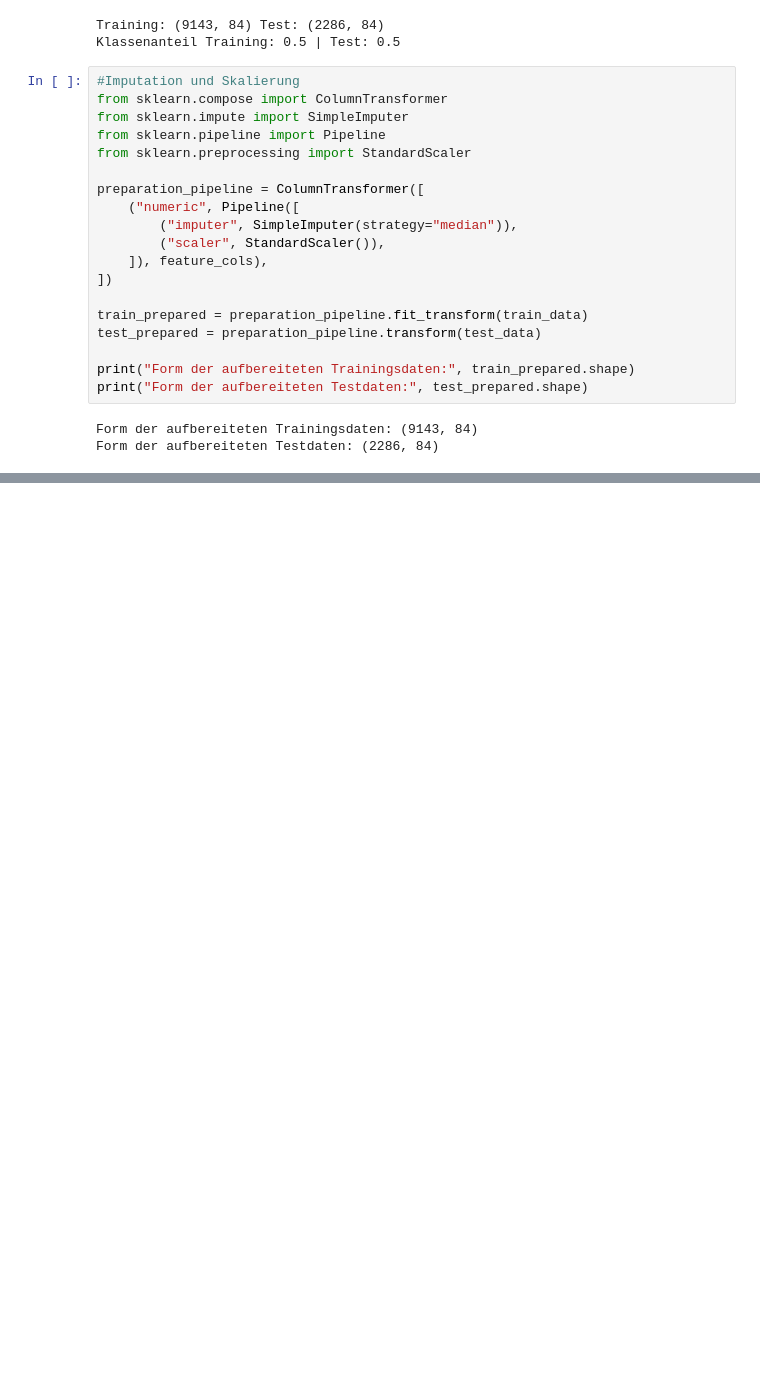
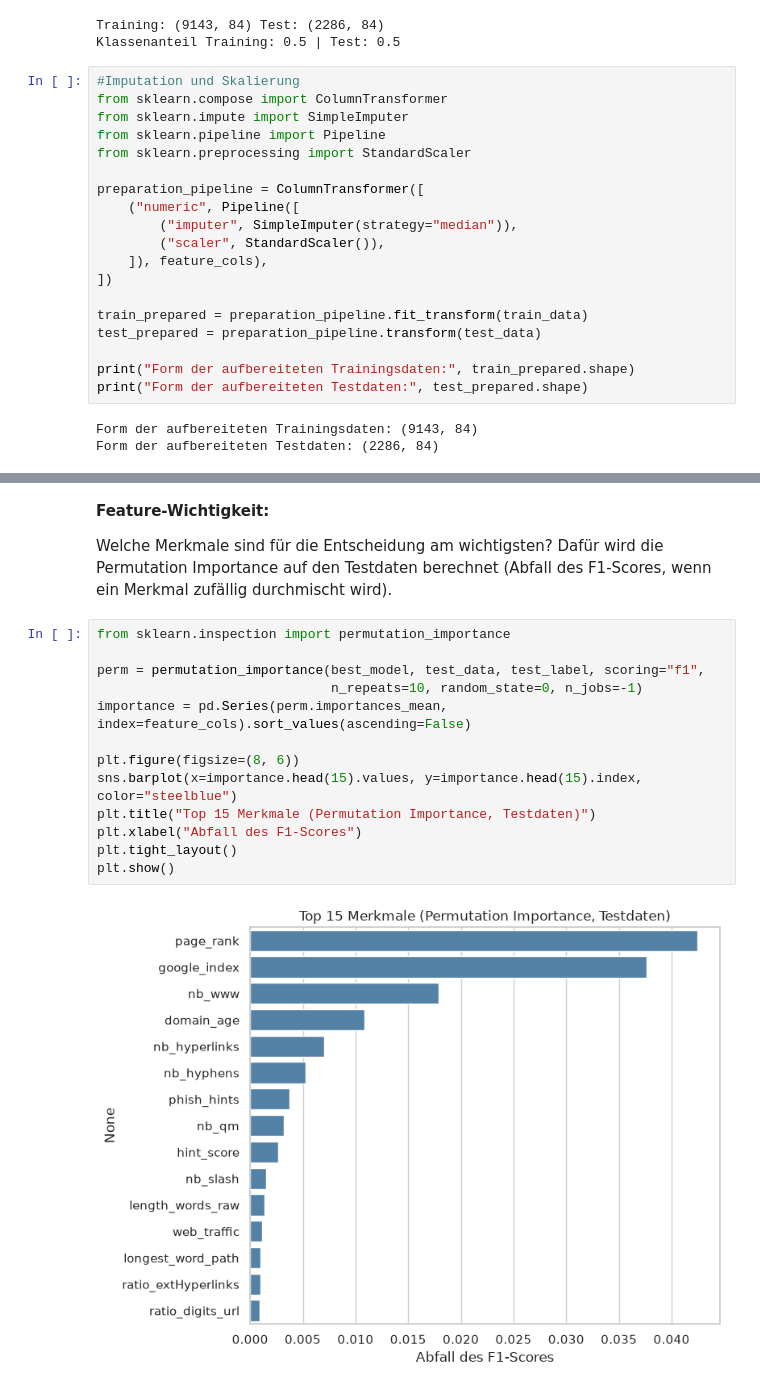
Before and after one commit to Henry210605/lecture-ai-basics, a Jupyter notebook: chapter/05_assessment/03_assessment/03_fishing_detection_analysis.ipynb, the cells around one changed output, grey strips where cells are left out. Drawn from its saved outputs; the diff is of its cells as text; blank space fills up the shorter version.

```diff
--- a/chapter/05_assessment/03_assessment/03_fishing_detection_analysis.ipynb
+++ b/chapter/05_assessment/03_assessment/03_fishing_detection_analysis.ipynb
@@ -300,0 +529,19 @@ Form der aufbereiteten Testdaten: (2286, 84)
+# %% [markdown]
+**Feature-Wichtigkeit:**
+
+Welche Merkmale sind für die Entscheidung am wichtigsten? Dafür wird die Permutation Importance auf den Testdaten berechnet (Abfall des F1-Scores, wenn ein Merkmal zufällig durchmischt wird).
+# %%
+from sklearn.inspection import permutation_importance
+
+perm = permutation_importance(best_model, test_data, test_label, scoring="f1",
+                              n_repeats=10, random_state=0, n_jobs=-1)
+importance = pd.Series(perm.importances_mean, index=feature_cols).sort_values(ascending=False)
+
+plt.figure(figsize=(8, 6))
+sns.barplot(x=importance.head(15).values, y=importance.head(15).index, color="steelblue")
+plt.title("Top 15 Merkmale (Permutation Importance, Testdaten)")
+plt.xlabel("Abfall des F1-Scores")
+plt.tight_layout()
+plt.show()
+# %% [output]
+[figure, added]
```
Also changed, not shown: parts of 34 cells of this notebook.
